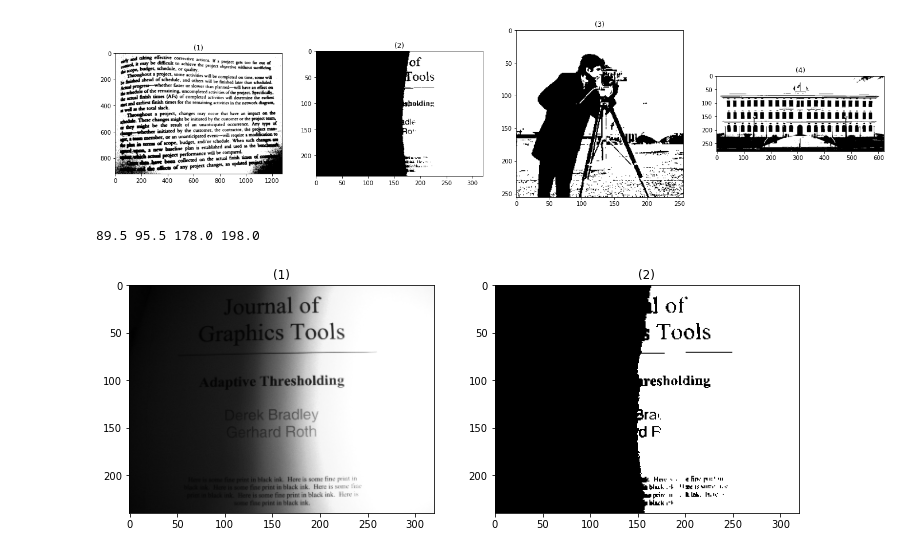
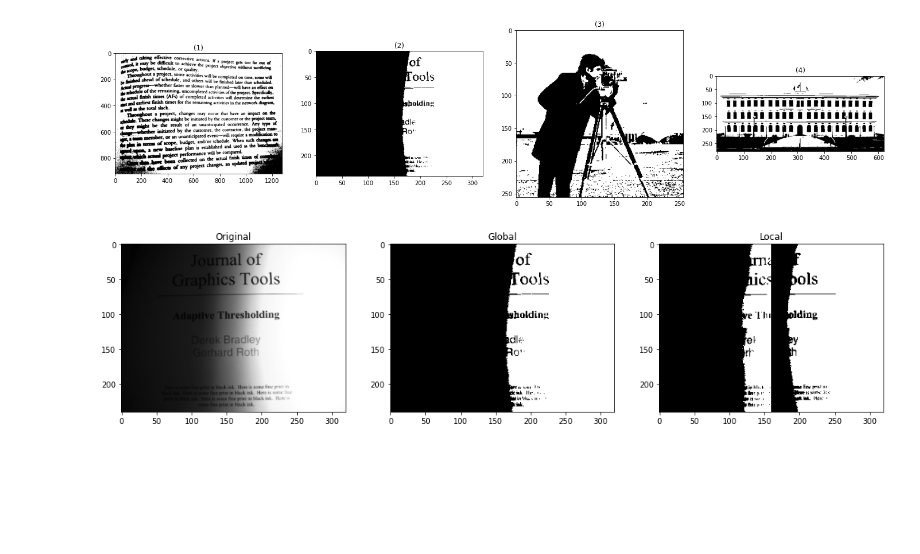
Before and after one commit to aashrafh/CMP362, a Jupyter notebook: Lab8_Segmentation2/Lab_Seg2_STD.ipynb, the cells around one changed output. Cells and saved outputs as stored; diff of their text form; code cells hidden in the pictures; blank space fills up the shorter version.

Commit message:
Local thresholding

```diff
--- a/Lab8_Segmentation2/Lab_Seg2_STD.ipynb
+++ b/Lab8_Segmentation2/Lab_Seg2_STD.ipynb
@@ -69,32 +69,36 @@ show_images([bin_book1, bin_book, bin_cameraman, bin_cufe])
 [figure]
 [figure]
 # %%
-N, M = book.shape
-N = 200
-M = 400
-first_q = book[0:N//2, 0:M//2]
-second_q = book[N//2:, 0:M//2]
-third_q = book[0:N//2, M//2:]
-fourth_q = book[N//2:, M//2:]
+img = rgb2gray(io.imread('book.png'))
+N, M = img.shape
+mid_x, mid_y = N//2, M//2
+mid_x = mid_x
+mid_y = mid_y
+# N = 200
+# M = 400
+first_q = book[0:mid_x, 0:mid_y]
+second_q = book[mid_x:N, 0:mid_y]
+third_q = book[0:mid_x, mid_y:M]
+fourth_q = book[mid_x:N, mid_y:M]
 
 first = global_thresh(first_q)
 second = global_thresh(second_q)
 third = global_thresh(third_q)
 fourth = global_thresh(fourth_q)
-print(first, second, third, fourth)
+img_thresh = global_thresh(img)
 
 first_q = 1.0 * (first_q > first)
 second_q = 1.0 * (second_q > second)
 third_q = 1.0 * (third_q > third)
 fourth_q = 1.0 * (fourth_q > fourth)
+all_img = 1.0 * (img > img_thresh)
 
-img = np.copy(book)
-img[0:N//2, 0:M//2] = first_q
-img[N//2:, 0:M//2] = second_q
-img[0:N//2, M//2:] = third_q
-img[N//2:, M//2:] = fourth_q
+local = np.zeros((N, M))
+local[0:mid_x, 0:mid_y] = first_q
+local[mid_x:N, 0:mid_y] = second_q
+local[0:mid_x, mid_y:M] = third_q
+local[mid_x:N, mid_y:M] = fourth_q
 
-show_images([book, img])
+show_images([book, all_img, local], ['Original', 'Global', 'Local'])
 # %% [output]
-89.5 95.5 178.0 198.0
-[figure, old version]
+[figure, new version]
```
